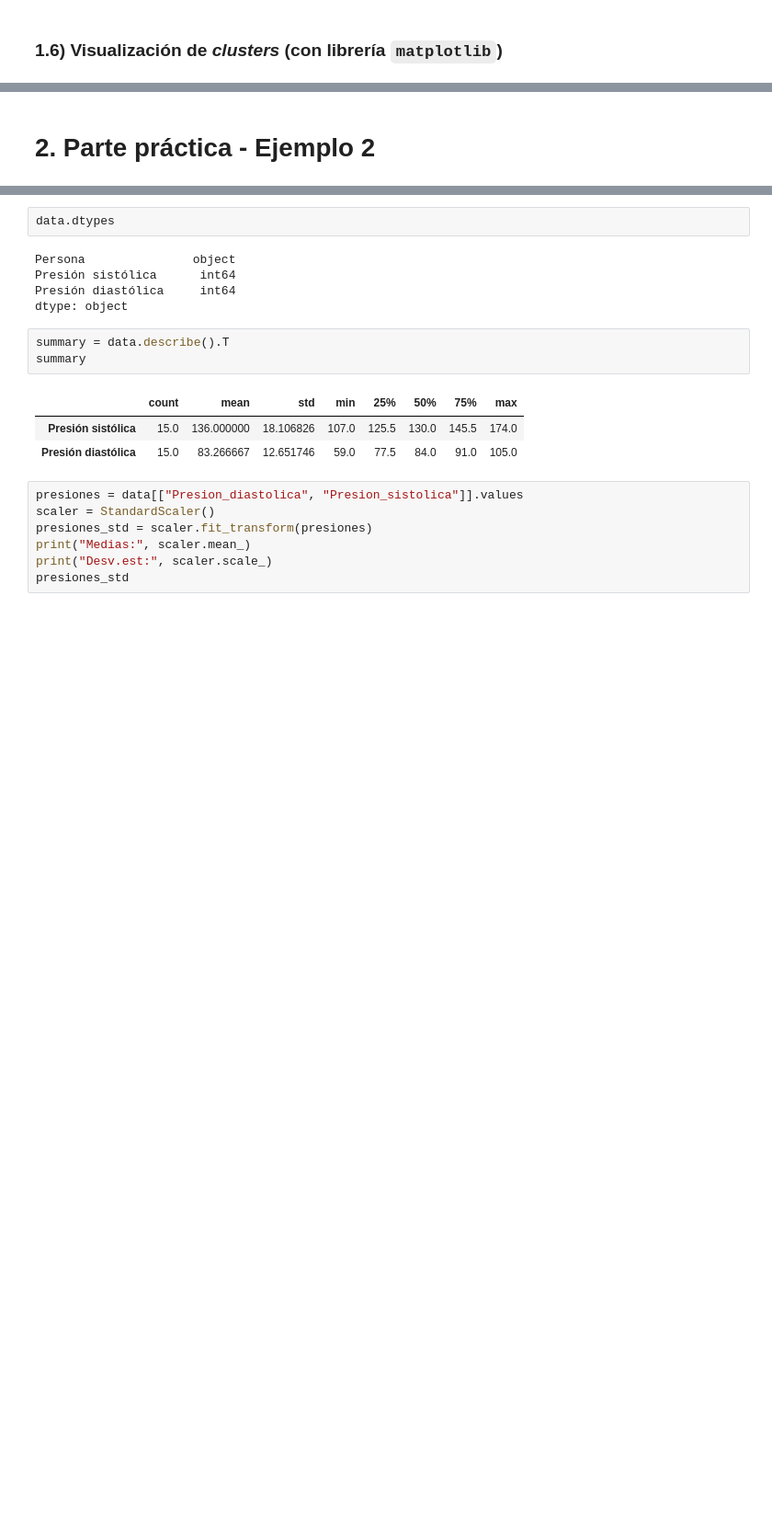
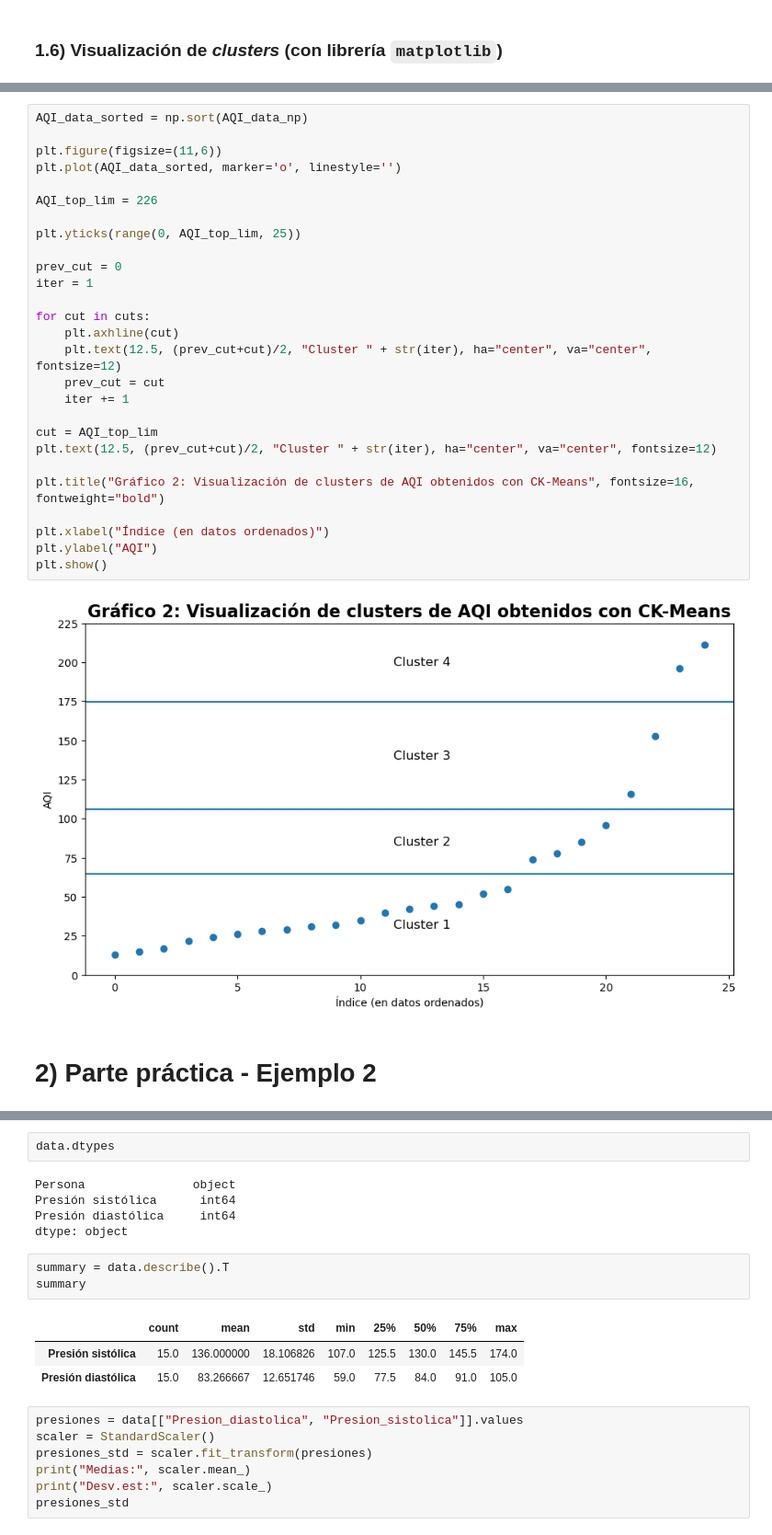
Before and after one commit to Relaxingmusic0474/CK-Means, a Jupyter notebook: ckmeans_ejemplo_inventado.ipynb, the cells around one changed output, grey strips where cells are left out. Shown at 92% size. Cells and saved outputs as stored; diff of their text form; blank space fills up the shorter version.

Commit message:
Ejemplo 1 listo y ejemplo 2 comenzado

```diff
--- a/ckmeans_ejemplo_inventado.ipynb
+++ b/ckmeans_ejemplo_inventado.ipynb
@@ -334,2 +375,31 @@ analysis_clustering_AQIs_df
+# %%
+AQI_data_sorted = np.sort(AQI_data_np)
+
+plt.figure(figsize=(11,6))
+plt.plot(AQI_data_sorted, marker='o', linestyle='')
+
+AQI_top_lim = 226
+
+plt.yticks(range(0, AQI_top_lim, 25))
+
+prev_cut = 0
+iter = 1
+
+for cut in cuts:
+    plt.axhline(cut)
+    plt.text(12.5, (prev_cut+cut)/2, "Cluster " + str(iter), ha="center", va="center", fontsize=12)
+    prev_cut = cut
+    iter += 1
+
+cut = AQI_top_lim
+plt.text(12.5, (prev_cut+cut)/2, "Cluster " + str(iter), ha="center", va="center", fontsize=12)
+
+plt.title("Gráfico 2: Visualización de clusters de AQI obtenidos con CK-Means", fontsize=16, fontweight="bold")
+
+plt.xlabel("Índice (en datos ordenados)")
+plt.ylabel("AQI")
+plt.show()
+# %% [output]
+[figure, added]
 # %% [markdown]
-# 2. Parte práctica - Ejemplo 2
+# 2) Parte práctica - Ejemplo 2
```
Also changed, not shown: parts of 21 cells of this notebook, 1 other file.
